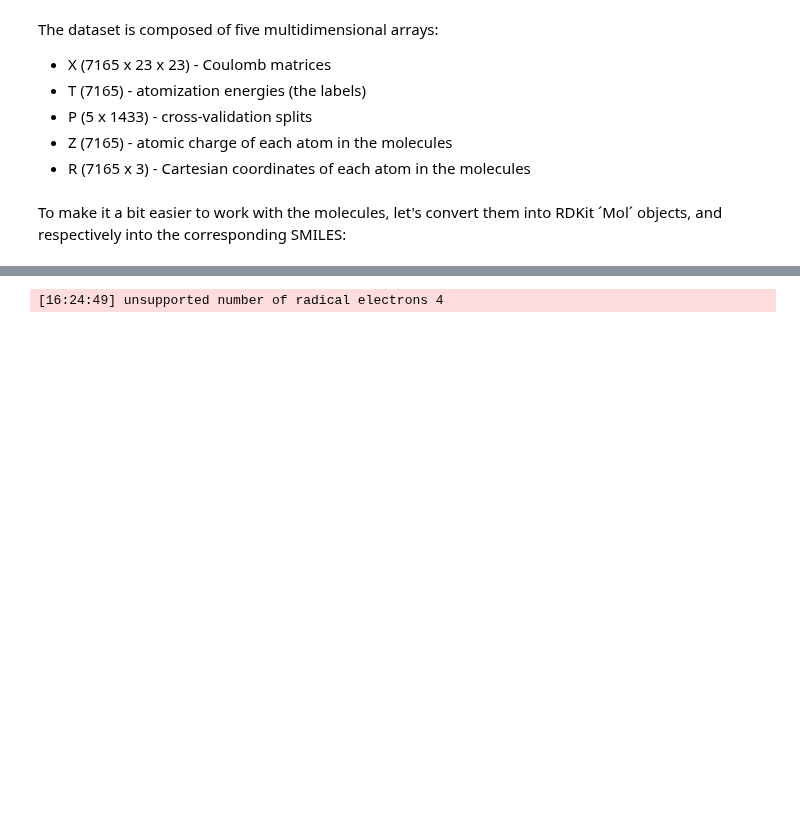
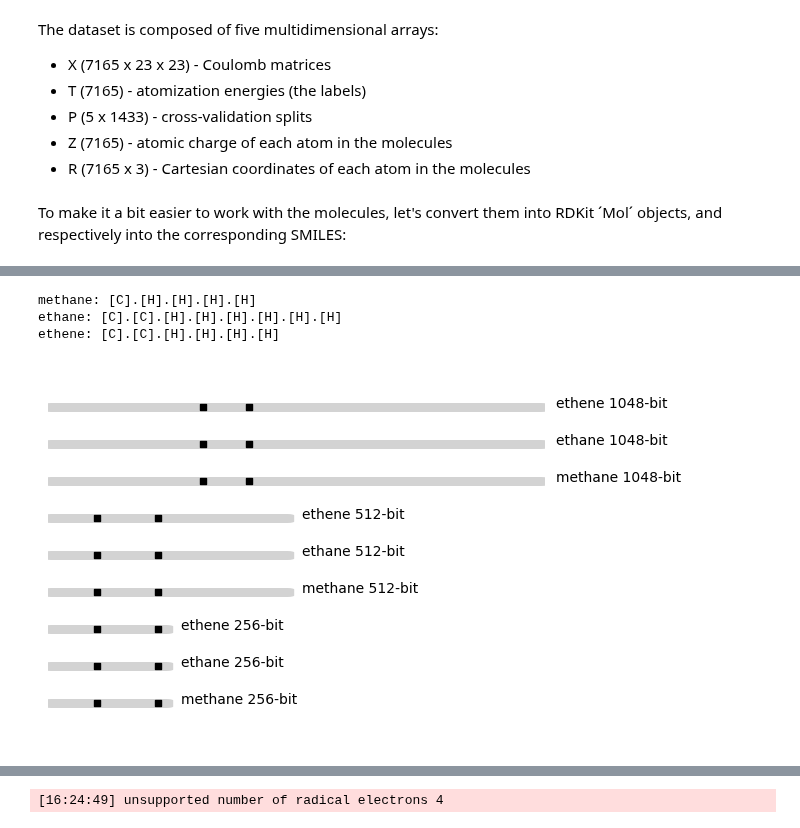
Before and after one commit to rhyan10/unsupervised-learning-molecular-systems, a Jupyter notebook: 1-Representations-and-Descriptors/1-Tutorial.ipynb, the cells around one changed output, grey strips where cells are left out. Saved outputs shown, nothing was run; the diff lists cells and outputs as text; code cells hidden in the pictures; blank space fills up the shorter version.

```diff
--- a/1-Representations-and-Descriptors/1-Tutorial.ipynb
+++ b/1-Representations-and-Descriptors/1-Tutorial.ipynb
@@ -167,2 +101,0 @@ plt.show()
-# %%
-smiles = Chem.MolToSmiles(mol=mols[0])
@@ -172,0 +147,42 @@ smiles
+# %%
+print("methane:", smiles[0])
+print("ethane:",  smiles[1])
+print("ethene:",  smiles[2])
+
+# 256-bit
+ethane_256fp = Chem.AllChem.GetMorganFingerprintAsBitVect(mols[1], useChirality=True, radius=2, nBits=256)
+ethene_256fp = Chem.AllChem.GetMorganFingerprintAsBitVect(mols[2], useChirality=True, radius=2, nBits=256)
+
+# 512-bit
+ethane_512fp = Chem.AllChem.GetMorganFingerprintAsBitVect(mols[1], useChirality=True, radius=2, nBits=512)
+ethene_512fp = Chem.AllChem.GetMorganFingerprintAsBitVect(mols[2], useChirality=True, radius=2, nBits=512)
+
+# 1048-bit
+ethane_1048fp = Chem.AllChem.GetMorganFingerprintAsBitVect(mols[1], useChirality=True, radius=2, nBits=1048)
+ethene_1048fp = Chem.AllChem.GetMorganFingerprintAsBitVect(mols[2], useChirality=True, radius=2, nBits=1048)
+
+# 256-bit
+plot_fingerprint(fp=methane_256fp, label="methane 256-bit", offset=0)
+plot_fingerprint(fp=ethane_256fp, label="ethane 256-bit", offset=1)
+plot_fingerprint(fp=ethene_256fp, label="ethene 256-bit", offset=2)
+
+# 512-bit
+plot_fingerprint(fp=methane_512fp, label="methane 512-bit", offset=3)
+plot_fingerprint(fp=ethane_512fp, label="ethane 512-bit", offset=4)
+plot_fingerprint(fp=ethene_512fp, label="ethene 512-bit", offset=5)
+
+# 1048-bit
+plot_fingerprint(fp=methane_1048fp, label="methane 1048-bit", offset=6)
+plot_fingerprint(fp=ethane_1048fp, label="ethane 1048-bit", offset=7)
+plot_fingerprint(fp=ethene_1048fp, label="ethene 1048-bit", offset=8)
+
+plt.xlim([0, 1048])
+plt.ylim([-.1, 0.9])
+plt.axis("off")
+
+plt.show()
+# %% [output]
+methane: [C].[H].[H].[H].[H]
+ethane: [C].[C].[H].[H].[H].[H].[H].[H]
+ethene: [C].[C].[H].[H].[H].[H]
+[figure, added]
```
Also changed, not shown: parts of 15 cells of this notebook.
